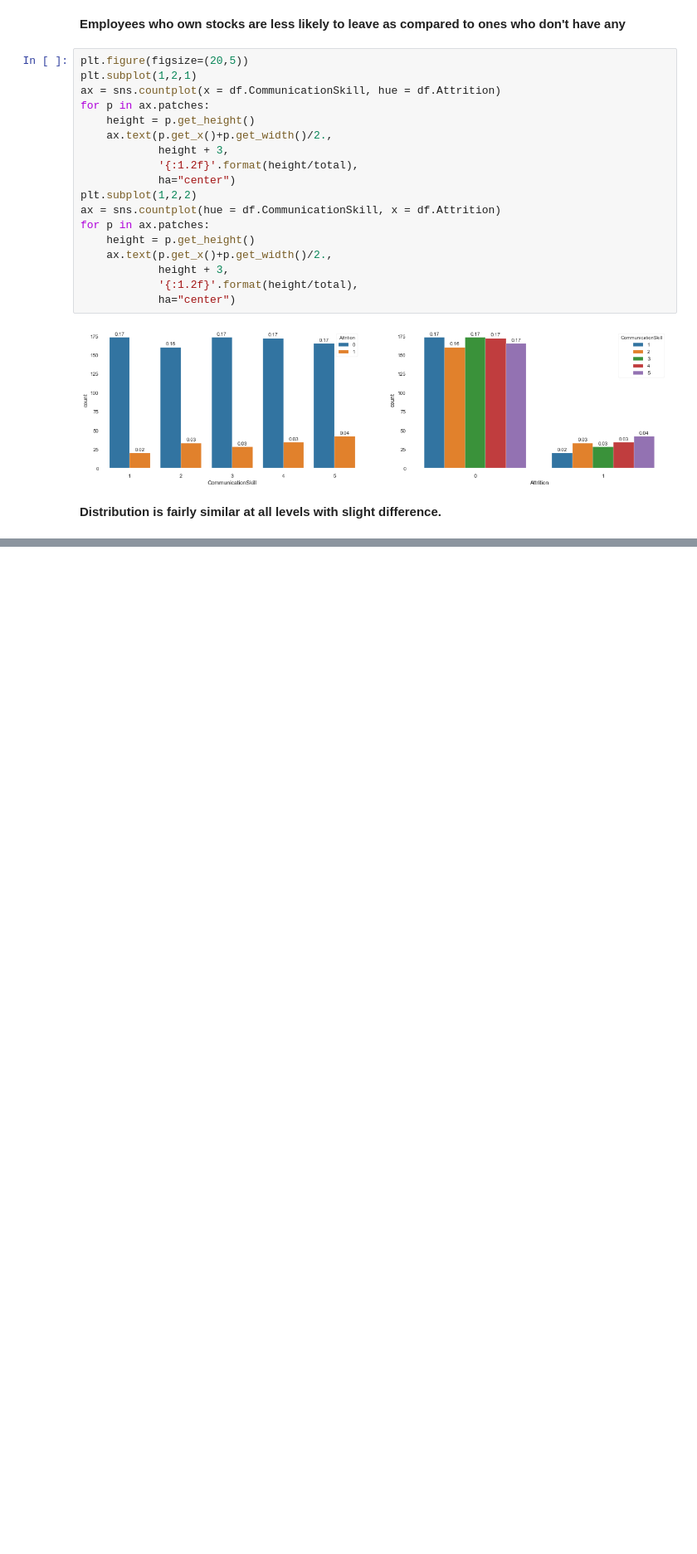
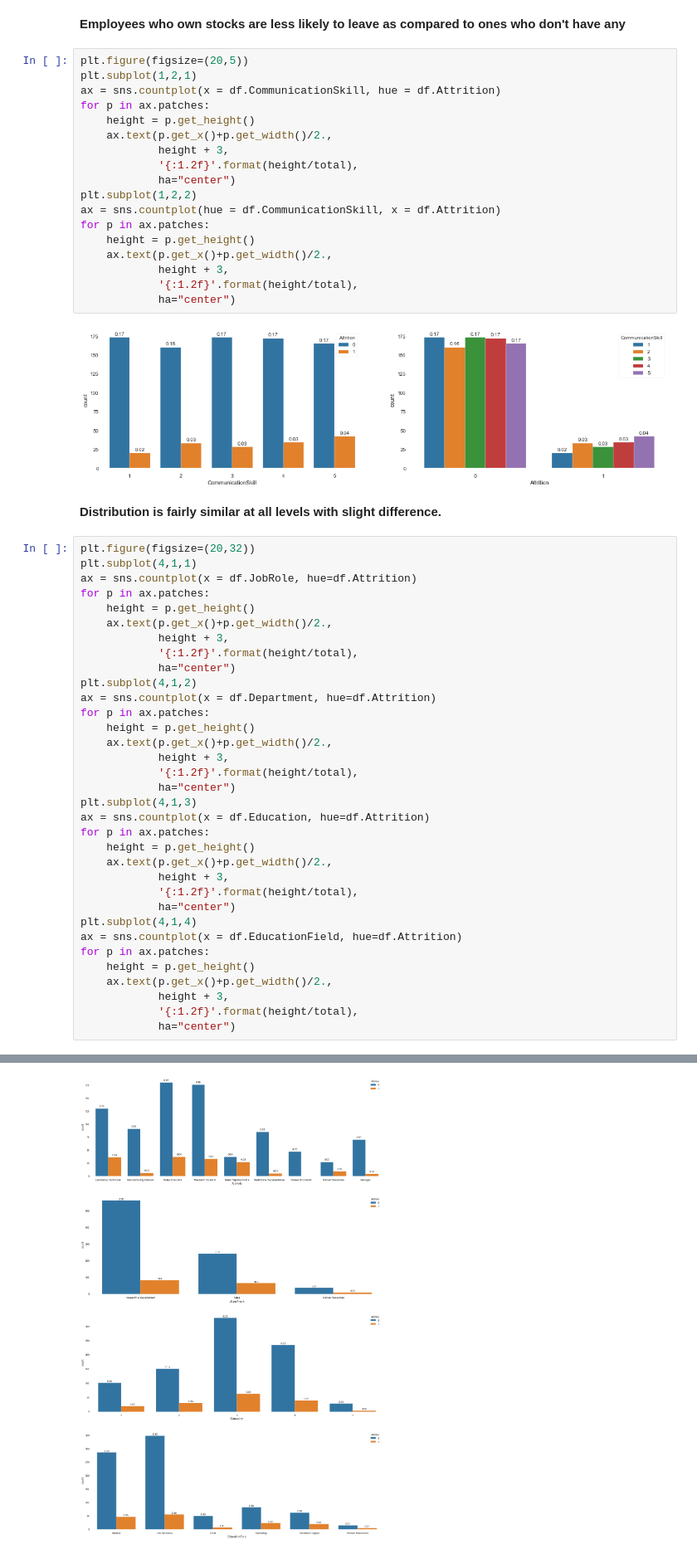
Before and after one commit to falcolf/Employee_Attrition, a Jupyter notebook: Analysis.ipynb, the cells around one changed output, grey strips where cells are left out. Shown at 83% size. Drawn from its saved outputs; the diff is of its cells as text; blank space fills up the shorter version.

```diff
--- a/Analysis.ipynb
+++ b/Analysis.ipynb
@@ -518,3 +518,38 @@ for p in ax.patches:
 [figure]
 # %% [markdown]
 **Distribution is fairly similar at all levels with slight difference.**
+# %%
+plt.figure(figsize=(20,32))
+plt.subplot(4,1,1)
+ax = sns.countplot(x = df.JobRole, hue=df.Attrition)
+for p in ax.patches:
+    height = p.get_height()
+    ax.text(p.get_x()+p.get_width()/2.,
+            height + 3,
+            '{:1.2f}'.format(height/total),
+            ha="center")
+plt.subplot(4,1,2)
+ax = sns.countplot(x = df.Department, hue=df.Attrition)
+for p in ax.patches:
+    height = p.get_height()
+    ax.text(p.get_x()+p.get_width()/2.,
+            height + 3,
+            '{:1.2f}'.format(height/total),
+            ha="center")
+plt.subplot(4,1,3)
+ax = sns.countplot(x = df.Education, hue=df.Attrition)
+for p in ax.patches:
+    height = p.get_height()
+    ax.text(p.get_x()+p.get_width()/2.,
+            height + 3,
+            '{:1.2f}'.format(height/total),
+            ha="center")
+plt.subplot(4,1,4)
+ax = sns.countplot(x = df.EducationField, hue=df.Attrition)
+for p in ax.patches:
+    height = p.get_height()
+    ax.text(p.get_x()+p.get_width()/2.,
+            height + 3,
+            '{:1.2f}'.format(height/total),
+            ha="center")
+# %% [output]
@@ -520,0 +558 @@ for p in ax.patches:
+[figure, added]
```
Also changed, not shown: parts of 20 cells of this notebook.
